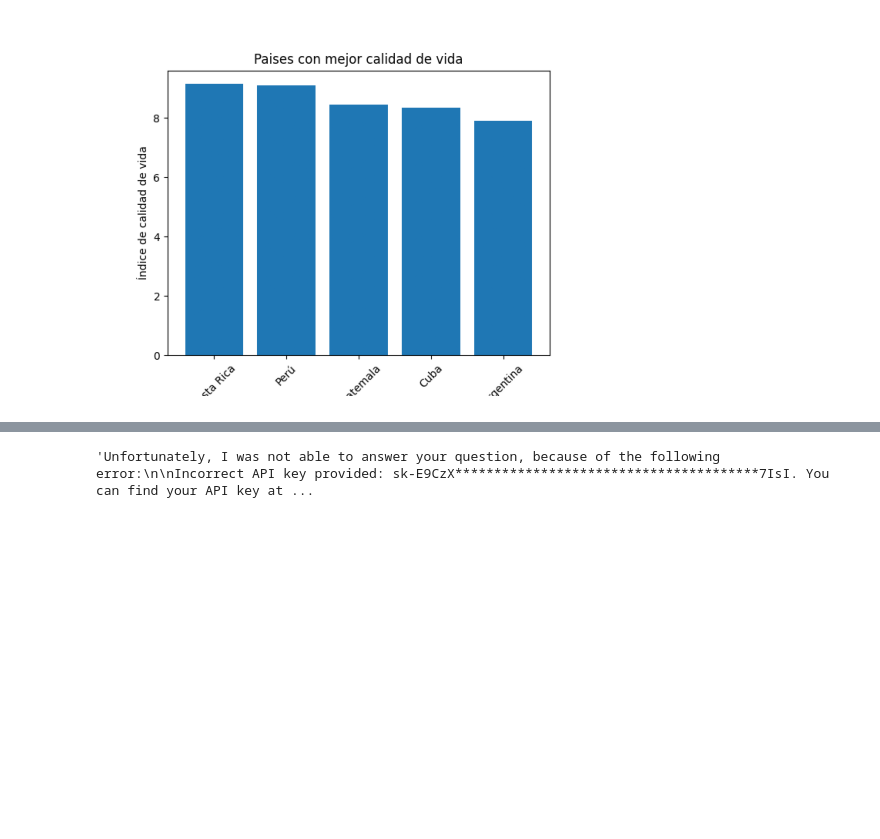
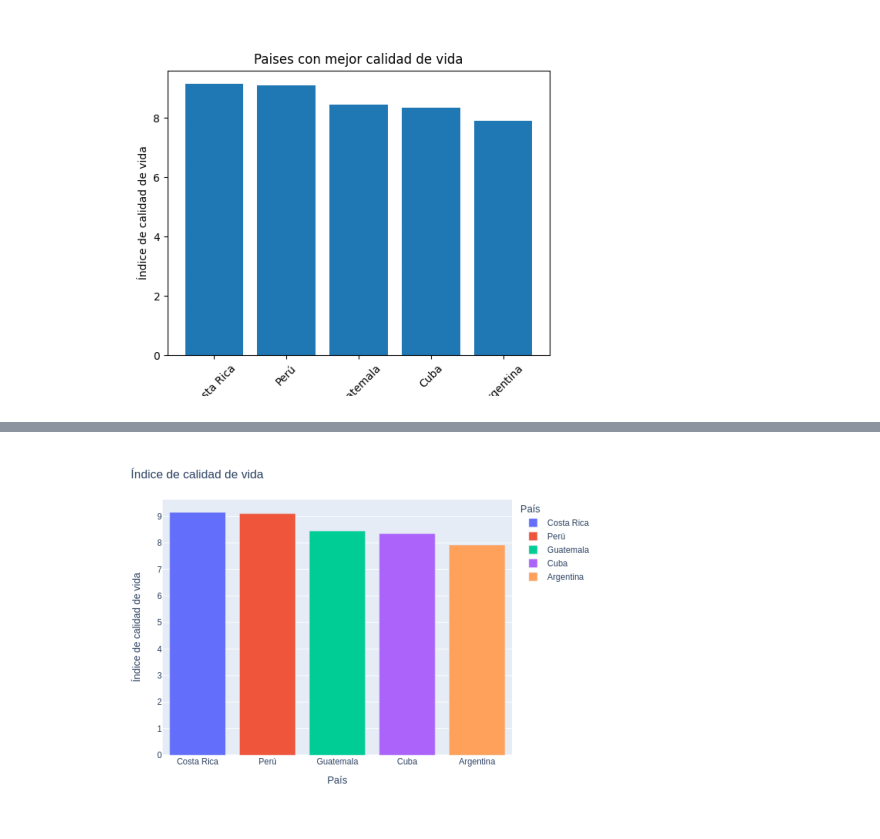
Before and after one commit to jepeloa/coder.examples.s1, a Jupyter notebook: pandasai.ipynb, the cells around one changed output, grey strips where cells are left out. Cells and saved outputs as stored; diff of their text form; code cells hidden in the pictures; blank space fills up the shorter version.

```diff
--- a/pandasai.ipynb
+++ b/pandasai.ipynb
@@ -25,4 +33,4 @@ pandasai.run(df,'Podes hacer un grafico tipo scatter con los paises con mejor ca
 # %%
-pandasai.run(df,'Podes hacer un grafico tipo scatter y unir las lineas con los paises con mejor calidad de vida')
+pandasai.run(df,'Podes hacer un grafico de barras utilizando plotly con los paises con mejor calidad de vida, cada barra debe tener un color distinto, el titulo debe ser indice de calidad de vida')
 # %% [output]
-'Unfortunately, I was not able to answer your question, because of the following error:\n\nIncorrect API key provided: sk-E9CzX***************************************7IsI. You can find your API key at ...
+[figure, added]
```
Also changed, not shown: parts of 3 cells of this notebook, 4 other files.
